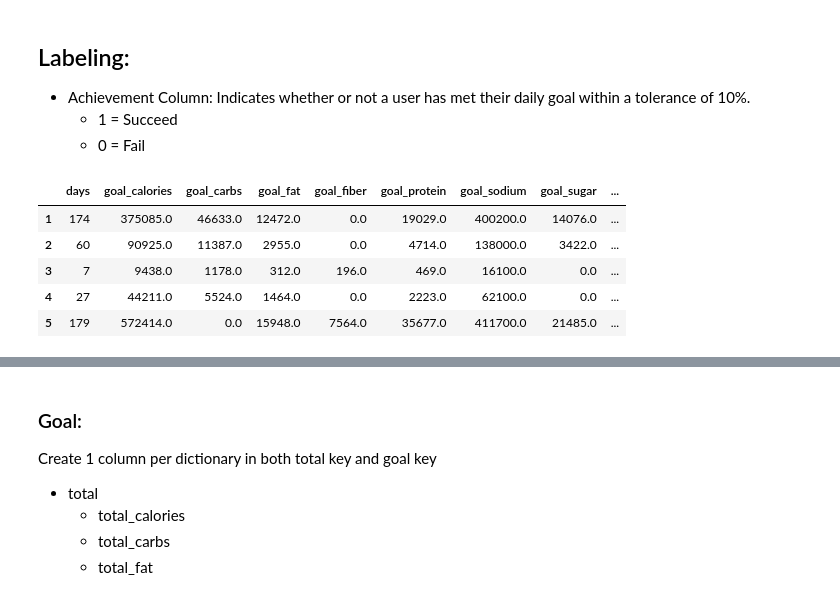
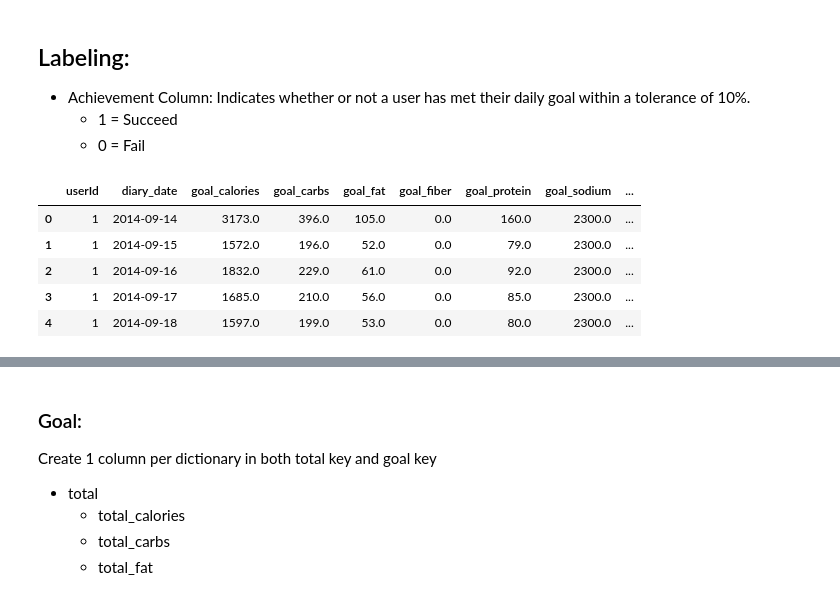
Before and after one commit to rokaandy/mfp-nutrition-survival-analysis, a Jupyter notebook: nutrition.ipynb, the cells around one changed output, grey strips where cells are left out. Cells and saved outputs as stored; diff of their text form; code cells hidden in the pictures.

```diff
--- a/nutrition.ipynb
+++ b/nutrition.ipynb
@@ -269,0 +154,2 @@ combine
+# %%
+total_goal_df['diary_date'] = pd.to_datetime(total_goal_df['diary_date'])
@@ -272,15 +198,27 @@ combine
 - Achievement Column: Indicates whether or not a user has met their daily goal within a tolerance of 10%.
     - 1 = Succeed
     - 0 = Fail
+# %%
+# Create sum column of all nutritional values inputted for the day
+totals = ['total_calories','total_carbs','total_fat','total_fiber',
+          'total_protein','total_sodium','total_sugar']
+
+total_goal_df['total_sum'] = total_goal_df[totals].apply(np.sum, axis=1)
+# %%
+# Create sum column of all nutritional goal values for the day
+goals = ['goal_calories','goal_carbs','goal_fat','goal_fiber',
+          'goal_protein','goal_sodium','goal_sugar']
+
+total_goal_df['goal_sum'] = total_goal_df[goals].apply(np.sum, axis=1)
 # %%
-combine['achievement'] = np.where(abs((combine['total_sum'] - combine['goal_sum']) / combine['goal_sum'])
-                                   <= 0.1, 1, 0)
+total_goal_df['achievement'] = np.where(abs((total_goal_df['total_sum'] - total_goal_df['goal_sum'])
+                                             / total_goal_df['goal_sum']) <= 0.1, 1, 0)
 # %%
-combine.head()
+total_goal_df.head()
 # %% [output]
-|  | days | goal_calories | goal_carbs | goal_fat | goal_fiber | goal_protein | goal_sodium | goal_sugar | ... |
-| 1 | 174 | 375085.0 | 46633.0 | 12472.0 | 0.0 | 19029.0 | 400200.0 | 14076.0 | ... |
-| 2 | 60 | 90925.0 | 11387.0 | 2955.0 | 0.0 | 4714.0 | 138000.0 | 3422.0 | ... |
-| 3 | 7 | 9438.0 | 1178.0 | 312.0 | 196.0 | 469.0 | 16100.0 | 0.0 | ... |
-| 4 | 27 | 44211.0 | 5524.0 | 1464.0 | 0.0 | 2223.0 | 62100.0 | 0.0 | ... |
-| 5 | 179 | 572414.0 | 0.0 | 15948.0 | 7564.0 | 35677.0 | 411700.0 | 21485.0 | ... |
+|  | userId | diary_date | goal_calories | goal_carbs | goal_fat | goal_fiber | goal_protein | goal_sodium | ... |
+| 0 | 1 | 2014-09-14 | 3173.0 | 396.0 | 105.0 | 0.0 | 160.0 | 2300.0 | ... |
+| 1 | 1 | 2014-09-15 | 1572.0 | 196.0 | 52.0 | 0.0 | 79.0 | 2300.0 | ... |
+| 2 | 1 | 2014-09-16 | 1832.0 | 229.0 | 61.0 | 0.0 | 92.0 | 2300.0 | ... |
+| 3 | 1 | 2014-09-17 | 1685.0 | 210.0 | 56.0 | 0.0 | 85.0 | 2300.0 | ... |
+| 4 | 1 | 2014-09-18 | 1597.0 | 199.0 | 53.0 | 0.0 | 80.0 | 2300.0 | ... |
```
Also changed, not shown: parts of 45 cells of this notebook.
